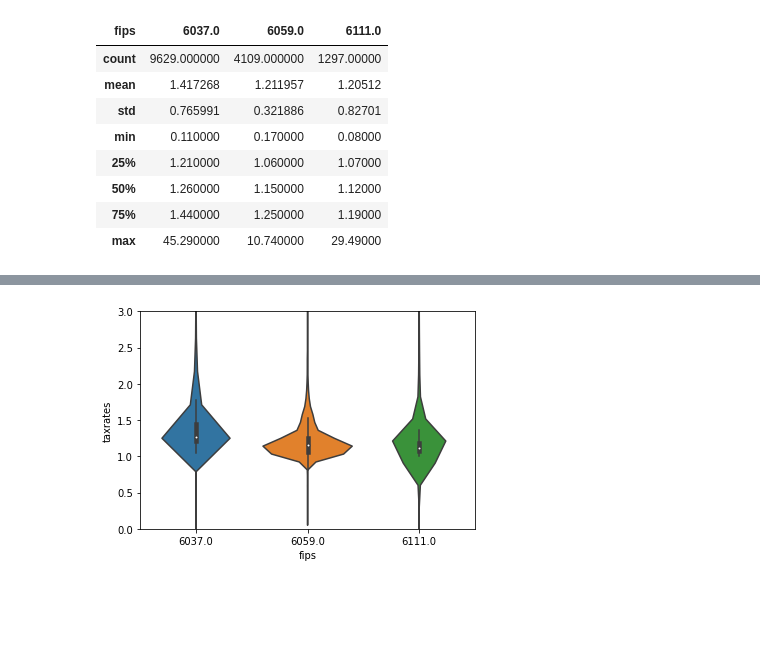
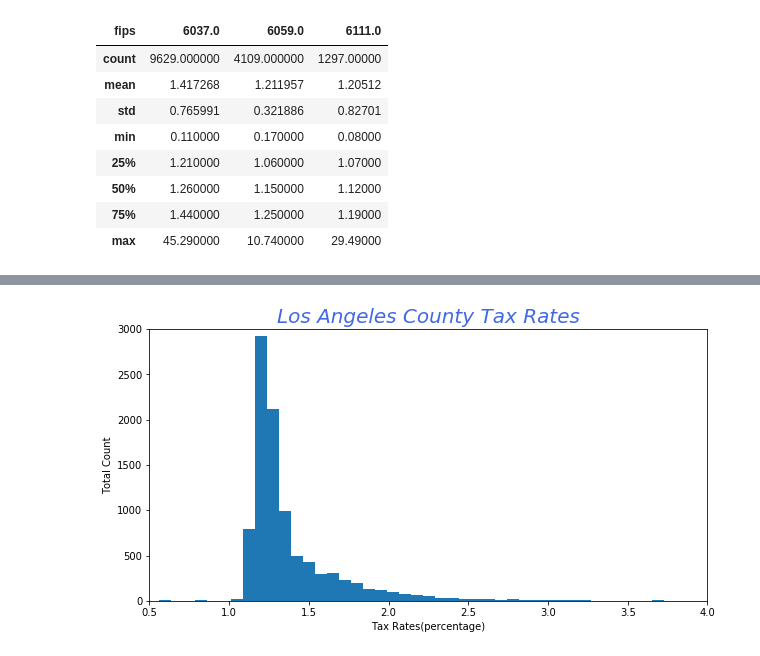
Before and after one commit to ZillowProjectPlaceholder/Zillow-Regression-Project, a Jupyter notebook: noriega_notebook2.ipynb, the cells around one changed output, grey strips where cells are left out. Drawn from its saved outputs; the diff is of its cells as text; code cells hidden in the pictures; blank space fills up the shorter version.

Commit message:
fixed plots

```diff
--- a/noriega_notebook2.ipynb
+++ b/noriega_notebook2.ipynb
@@ -108,6 +83,15 @@ plt.show()
-# %%
-sns.violinplot(data = df, y = 'taxrates', x = 'fips')
-plt.ylim(top=3, bottom = 0)
-plt.show()
-# %% [output]
-[figure, removed]
+# %%
+los_angeles = df[df.fips == 6037].taxrates
+orange = df[df.fips == 6059].taxrates
+ventura = df[df.fips == 6111].taxrates
+# %%
+plt.figure(figsize=(10,5))
+plt.hist(los_angeles, bins = 600)
+plt.xlim(.5, 4)
+plt.ylim(0, 3000)
+plt.title('Los Angeles County Tax Rates', fontsize = 20, fontstyle='italic', color = "royalblue")
+plt.xlabel('Tax Rates(percentage)')
+plt.ylabel('Total Count')
+plt.show()
+# %% [output]
+[figure, added]
```
Also changed, not shown: parts of 9 cells of this notebook.
